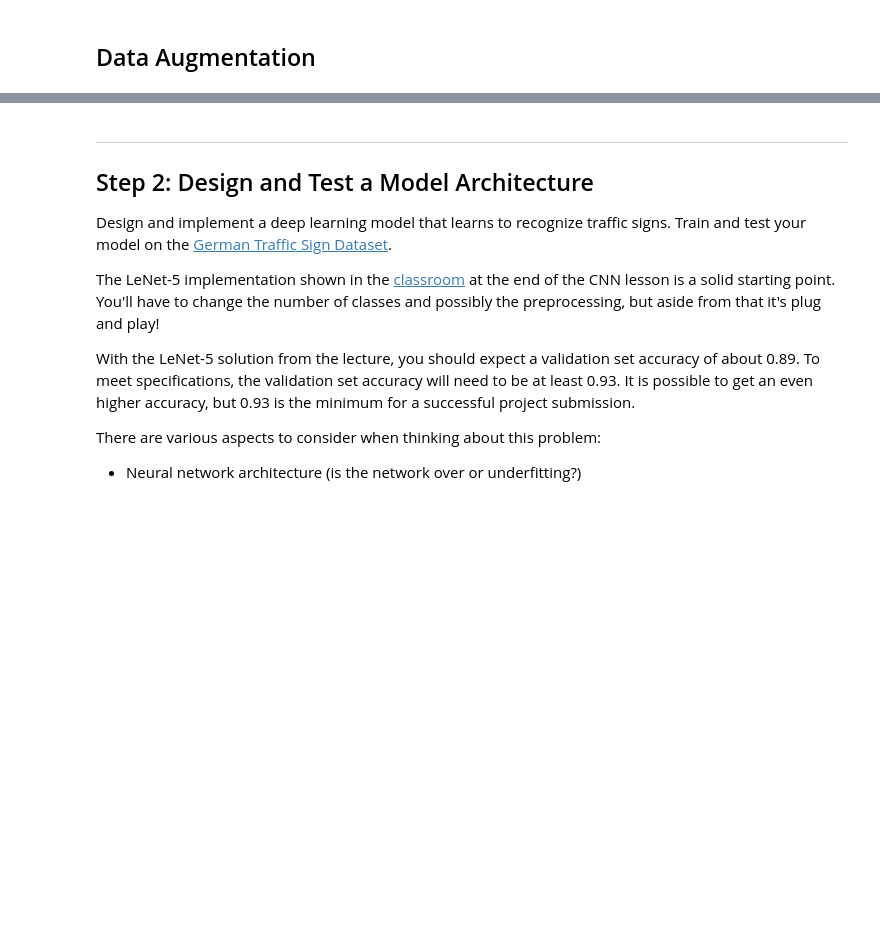
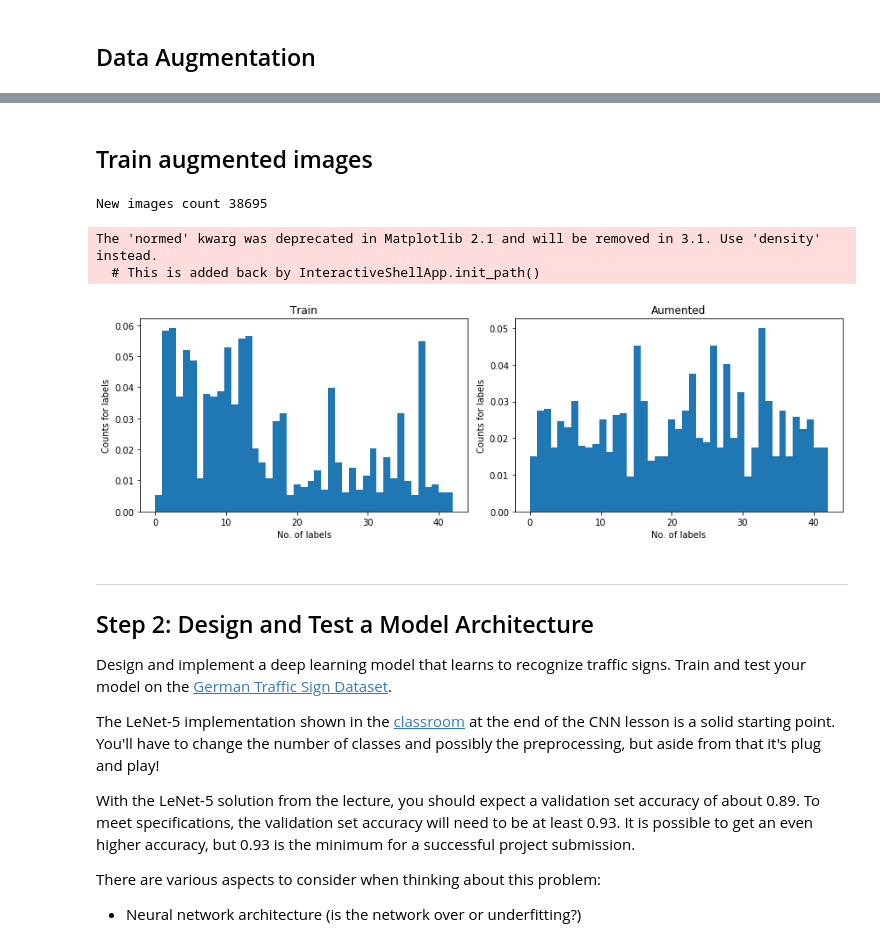
Before and after one commit to aliasaswad/CarND-Traffic-Sign-Classifier-P3, a Jupyter notebook: Traffic_Sign_Classifier.ipynb, the cells around one changed output, grey strips where cells are left out. Drawn from its saved outputs; the diff is of its cells as text; code cells hidden in the pictures; blank space fills up the shorter version.

```diff
--- a/Traffic_Sign_Classifier.ipynb
+++ b/Traffic_Sign_Classifier.ipynb
@@ -199,3 +199,34 @@ Text(0.5, 1.0, 'Rotate')
+# %% [markdown]
+## Train augmented images
+# %%
+def gen_images(images, input_labels):
+    hist, _ = np.histogram(input_labels, 43, normed=True)
+    selectedLabel = []
+    for index, v in enumerate(hist):
+        if v < 0.02:
+            selectedLabel.append(index)
+    newInput = []
+    newLabels = []
+    for index, label in enumerate(input_labels):
+        if label in selectedLabel:
+            for i in range(0,5):
+                type = random.randint(0, 3)
+                newLabels.append(label)
+                newInput.append(image_process(images[index], type))
+
+    return (np.array(newInput), np.array(newLabels))
+
+X_train_new, y_train_new = gen_images(X_train, y_train)
+print('New images count {}'.format(len(X_train_new)))
+added = np.concatenate((y_train, y_train_new), axis=0)
+histogram([y_train, added], ['Train', 'Aumented'], n_classes)
+X_train = np.concatenate((X_train, X_train_new), axis=0)
+y_train = np.concatenate((y_train, y_train_new), axis=0)
+# %% [output]
+New images count 38695
+The 'normed' kwarg was deprecated in Matplotlib 2.1 and will be removed in 3.1. Use 'density' instead.
+  # This is added back by InteractiveShellApp.init_path()
+[figure, added]
 # %% [markdown]
 ----
 
```
Also changed, not shown: parts of 1 cell of this notebook.
